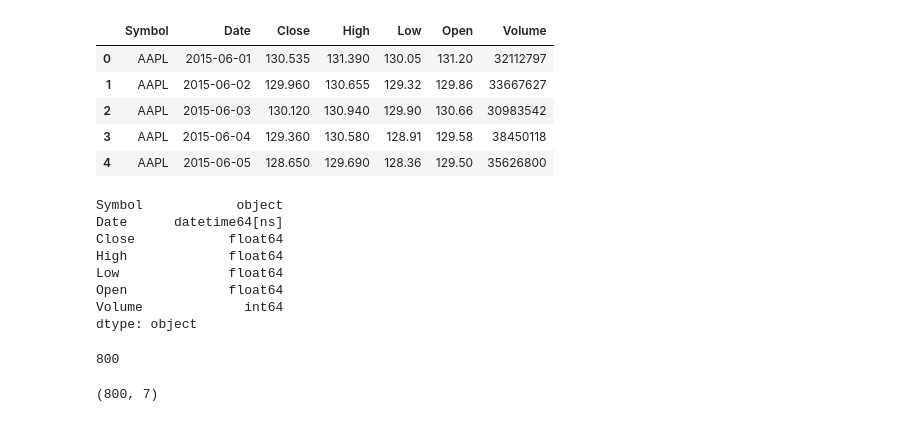
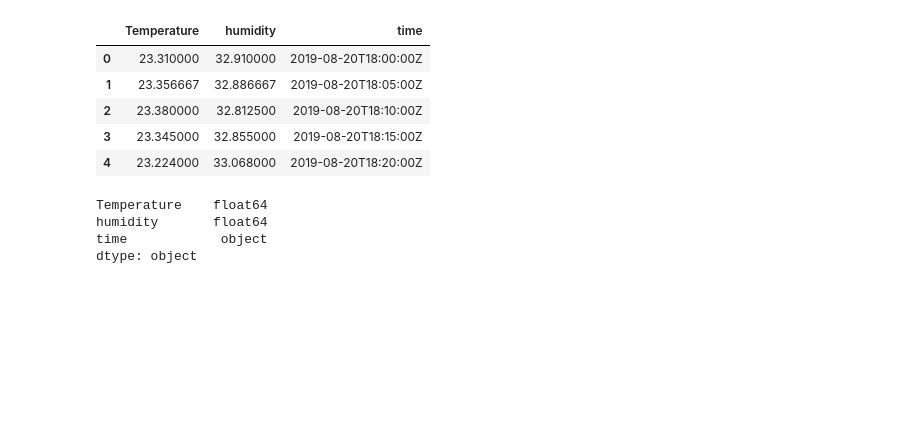
Before and after one commit to byambaa1982/timeseries, a Jupyter notebook: Codealong.ipynb, the cells around one changed output. Saved outputs shown, nothing was run; the diff lists cells and outputs as text; code cells hidden in the pictures; blank space fills up the shorter version.

```diff
--- a/Codealong.ipynb
+++ b/Codealong.ipynb
@@ -31,21 +22,17 @@ We'll be exploring a few `pandas` methods related to time series data. In order
 # %%
-df.reset_index(inplace=True)
+df = pd.read_csv('/tmdata.csv')
 df.head()
 # %% [output]
-|  | Symbol | Date | Close | High | Low | Open | Volume |
-| 0 | AAPL | 2015-06-01 | 130.535 | 131.390 | 130.05 | 131.20 | 32112797 |
-| 1 | AAPL | 2015-06-02 | 129.960 | 130.655 | 129.32 | 129.86 | 33667627 |
-| 2 | AAPL | 2015-06-03 | 130.120 | 130.940 | 129.90 | 130.66 | 30983542 |
-| 3 | AAPL | 2015-06-04 | 129.360 | 130.580 | 128.91 | 129.58 | 38450118 |
-| 4 | AAPL | 2015-06-05 | 128.650 | 129.690 | 128.36 | 129.50 | 35626800 |
+|  | Temperature | humidity | time |
+| 0 | 23.310000 | 32.910000 | 2019-08-20T18:00:00Z |
+| 1 | 23.356667 | 32.886667 | 2019-08-20T18:05:00Z |
+| 2 | 23.380000 | 32.812500 | 2019-08-20T18:10:00Z |
+| 3 | 23.345000 | 32.855000 | 2019-08-20T18:15:00Z |
+| 4 | 23.224000 | 33.068000 | 2019-08-20T18:20:00Z |
 # %%
 df.dtypes
 # %% [output]
-Symbol            object
-Date      datetime64[ns]
-Close            float64
-High             float64
-Low              float64
-Open             float64
-Volume             int64
+Temperature    float64
+humidity       float64
+time            object
 dtype: object
@@ -55,8 +38,0 @@ dtype: object
-# %%
-len(df.Date.unique())
-# %% [output]
-800
-# %%
-df.shape
-# %% [output]
-(800, 7)
```
Also changed, not shown: parts of 81 cells of this notebook.
